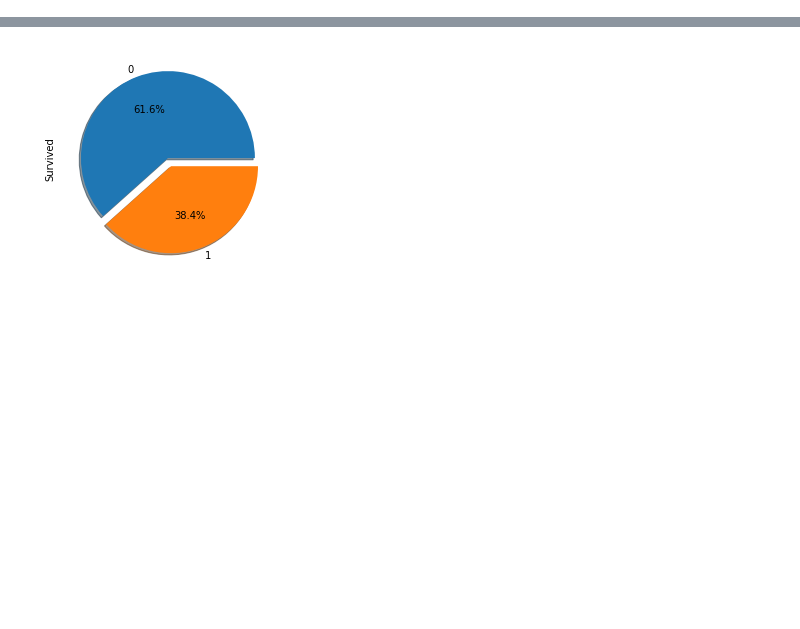
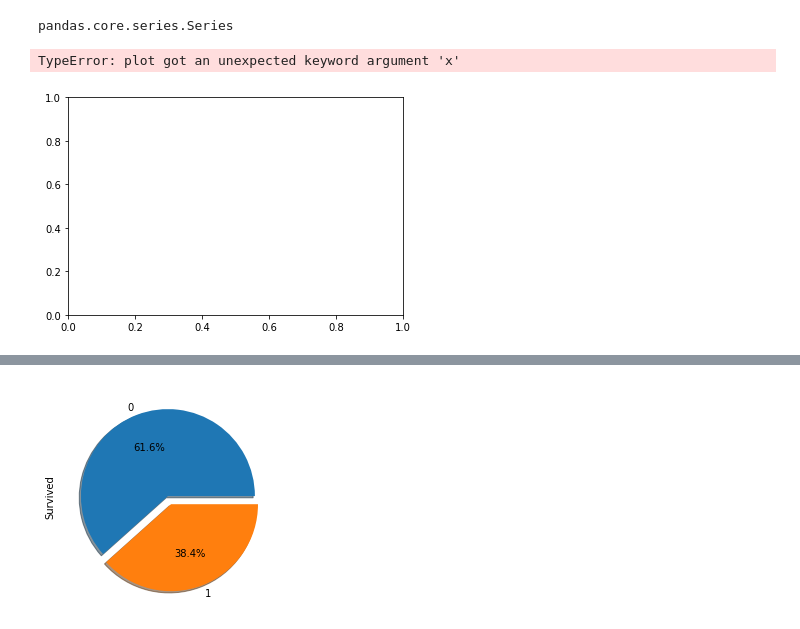
Before and after one commit to LeeJSmasw/Data_Science, a Jupyter notebook: titanic/titanic_eda1.ipynb, the cells around one changed output, grey strips where cells are left out. Saved outputs shown, nothing was run; the diff lists cells and outputs as text; code cells hidden in the pictures; blank space fills up the shorter version.

```diff
--- a/titanic/titanic_eda1.ipynb
+++ b/titanic/titanic_eda1.ipynb
@@ -71,0 +135,10 @@ dtype: int64
+# %%
+x=data.iloc[0,1:6]
+type(x)
+# %% [output]
+pandas.core.series.Series
+# %%
+plt.plot(x=data.loc[:,'Age'], y=data.loc[:,'Survived'])
+# %% [output]
+TypeError: plot got an unexpected keyword argument 'x'
+[figure, added]
```
Also changed, not shown: parts of 31 cells of this notebook.
